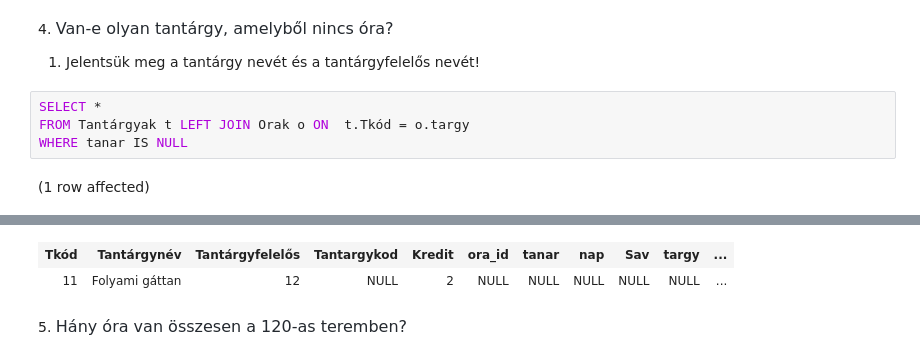
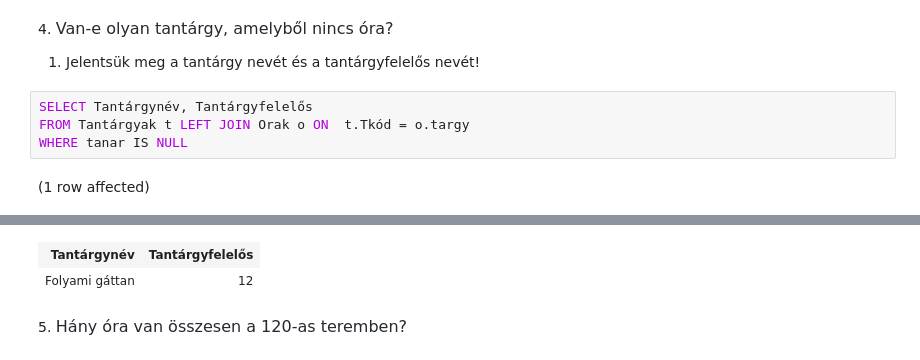
Before and after one commit to csokibalazs/SQLGyak, a Jupyter notebook: gyakorlat03_feladatok.ipynb, the cells around one changed output, grey strips where cells are left out. Saved outputs shown, nothing was run; the diff lists cells and outputs as text.

```diff
--- a/gyakorlat03_feladatok.ipynb
+++ b/gyakorlat03_feladatok.ipynb
@@ -84,7 +84,7 @@ Total execution time: 00:00:00.013
 
 1. Jelentsük meg a tantárgy nevét és a tantárgyfelelős nevét!
 # %%
-SELECT *
+SELECT Tantárgynév, Tantárgyfelelős
 FROM Tantárgyak t LEFT JOIN Orak o ON  t.Tkód = o.targy
 WHERE tanar IS NULL
 # %% [output]
@@ -93,5 +93,5 @@ Total execution time: 00:00:00.008
-| Tkód | Tantárgynév | Tantárgyfelelős | Tantargykod | Kredit | ora_id | tanar | nap | Sav | targy | ... |
-| 11 | Folyami gáttan | 12 | NULL | 2 | NULL | NULL | NULL | NULL | NULL | ... |
+| Tantárgynév | Tantárgyfelelős |
+| Folyami gáttan | 12 |
 # %% [markdown]
 5. <span style="background-color: rgb(255, 255, 255); color: rgb(36, 41, 47); font-family: -apple-system, BlinkMacSystemFont, &quot;Segoe UI&quot;, Helvetica, Arial, sans-serif, &quot;Apple Color Emoji&quot;, &quot;Segoe UI Emoji&quot;; font-size: 16px;">Hány óra van összesen a 120-as teremben?</span>
 # %%
```
Also changed, not shown: parts of 3 cells of this notebook.
